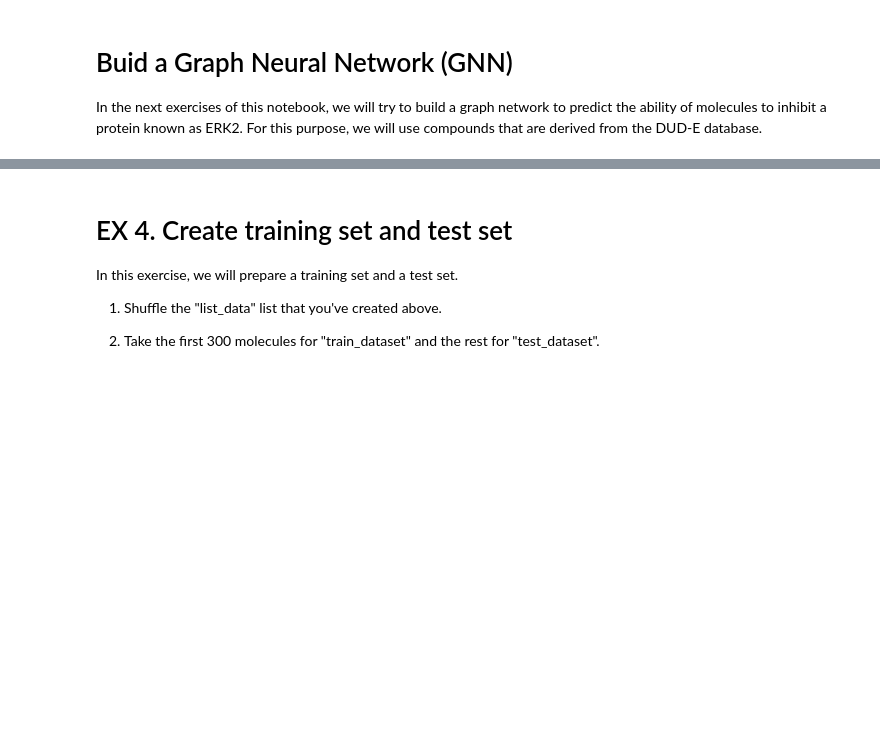
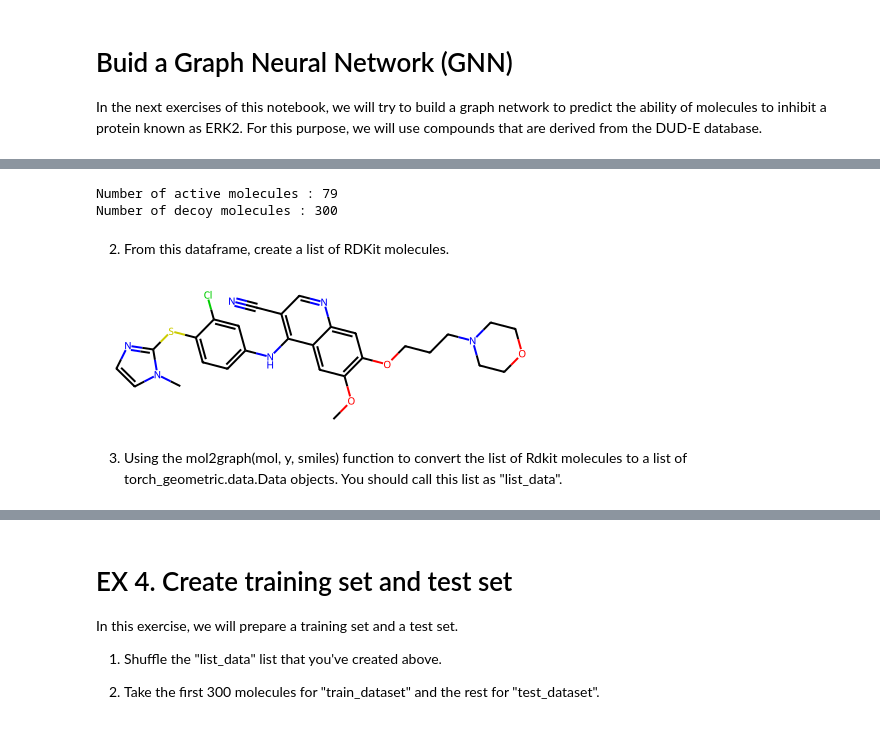
Before and after one commit to Ekliipce/Machine-Learning-for-Biomedical, a Jupyter notebook: molecules/pytorch_geometric_molecules_problem.ipynb, the cells around one changed output, grey strips where cells are left out. Drawn from its saved outputs; the diff is of its cells as text; code cells hidden in the pictures; blank space fills up the shorter version.

```diff
--- a/molecules/pytorch_geometric_molecules_problem.ipynb
+++ b/molecules/pytorch_geometric_molecules_problem.ipynb
@@ -279,5 +279,5 @@ def mol2graph(mol, y, smiles):
 # %%
 smiles_acetic_acid = "CC(O)=O"
-mol = rdkit.Chem.MolFromSmiles(smiles_acetic_acid)
-
-#convert the mol to a graph
+mol = Chem.MolFromSmiles(smiles_acetic_acid)
+graph_mol = mol2graph(mol, 1, smiles_acetic_acid)
+graph_mol
@@ -307,0 +319,4 @@ The file named "active_data.csv" consists of more than 300 active and decoy mole
+# %%
+df = pd.read_csv("active_data.csv")
+print(df.shape)
+df.head()
@@ -307,0 +331,15 @@ The file named "active_data.csv" consists of more than 300 active and decoy mole
+# %%
+print(f"Number of active molecules : {df[df['is_active'] == 1].shape[0]}")
+print(f"Number of decoy molecules : {df[df['is_active'] == 0].shape[0]}")
+# %% [output]
+Number of active molecules : 79
+Number of decoy molecules : 300
+# %% [markdown]
+2. From this dataframe, create a list of RDKit molecules.
+# %%
+rdkit_molecules = [Chem.MolFromSmiles(mol) for mol in df["SMILES"]]
+rdkit_molecules[0]
+# %% [output]
+[figure, added]
+# %% [markdown]
+3. Using the mol2graph(mol, y, smiles) function to convert the list of Rdkit molecules to a list of torch_geometric.data.Data objects. You should call this list as "list_data".
```
Also changed, not shown: parts of 31 cells of this notebook.
